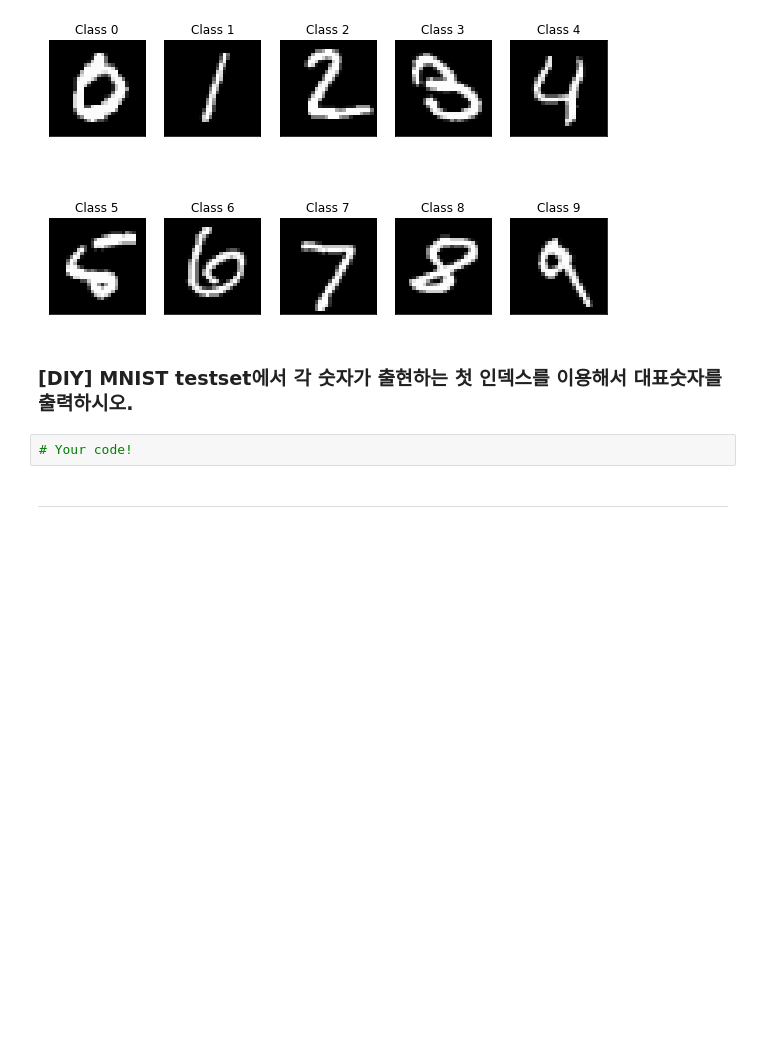
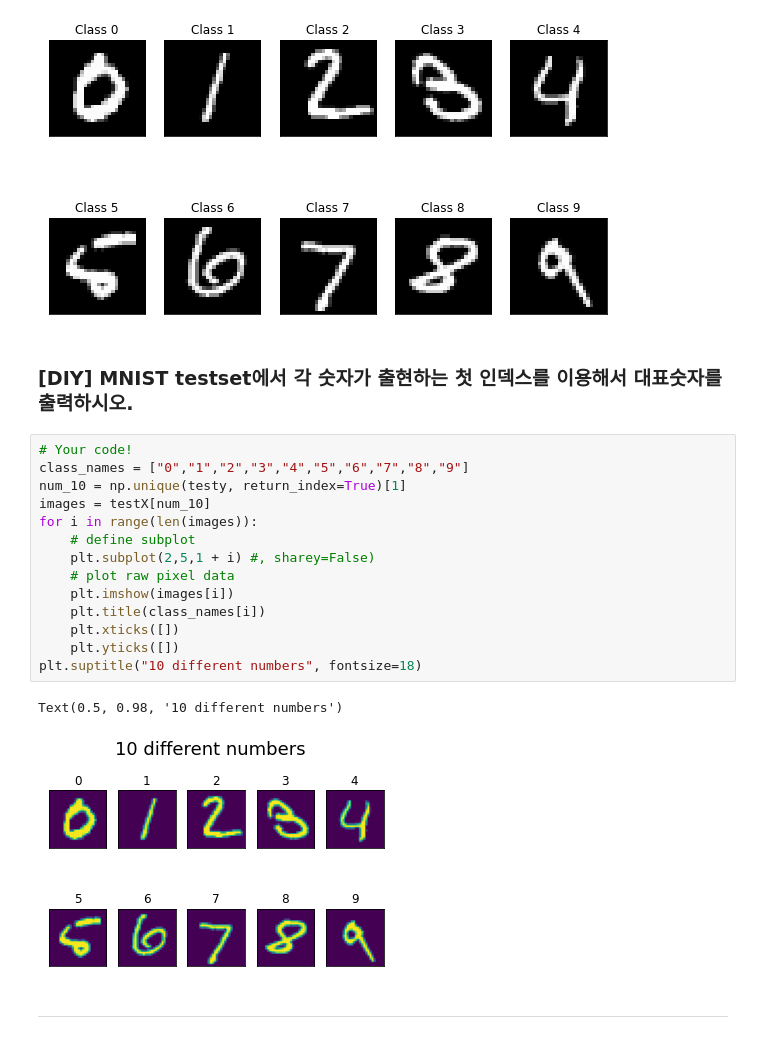
Before and after one commit to seokmin1/PDM08, a Jupyter notebook: py-tensorflow/tf2_1_datasets_cv_I.ipynb, the cells around one changed output. Saved outputs shown, nothing was run; the diff lists cells and outputs as text; blank space fills up the shorter version.

```diff
--- a/py-tensorflow/tf2_1_datasets_cv_I.ipynb
+++ b/py-tensorflow/tf2_1_datasets_cv_I.ipynb
@@ -210,8 +219,23 @@ for i in range(10):
 [figure]
 # %% [markdown]
 ### [DIY] MNIST testset에서 각 숫자가 출현하는 첫 인덱스를 이용해서 대표숫자를 출력하시오.
-# %%
-# Your code!
+# %%
+# Your code!
+class_names = ["0","1","2","3","4","5","6","7","8","9"]
+num_10 = np.unique(testy, return_index=True)[1]
+images = testX[num_10]
+for i in range(len(images)):
+    # define subplot
+    plt.subplot(2,5,1 + i) #, sharey=False)
+    # plot raw pixel data
+    plt.imshow(images[i])
+    plt.title(class_names[i])
+    plt.xticks([])
+    plt.yticks([])
+plt.suptitle("10 different numbers", fontsize=18)
+# %% [output]
+Text(0.5, 0.98, '10 different numbers')
+[figure, added]
 # %% [markdown]
 ***
 # %% [markdown]
```
Also changed, not shown: parts of 9 cells of this notebook.
